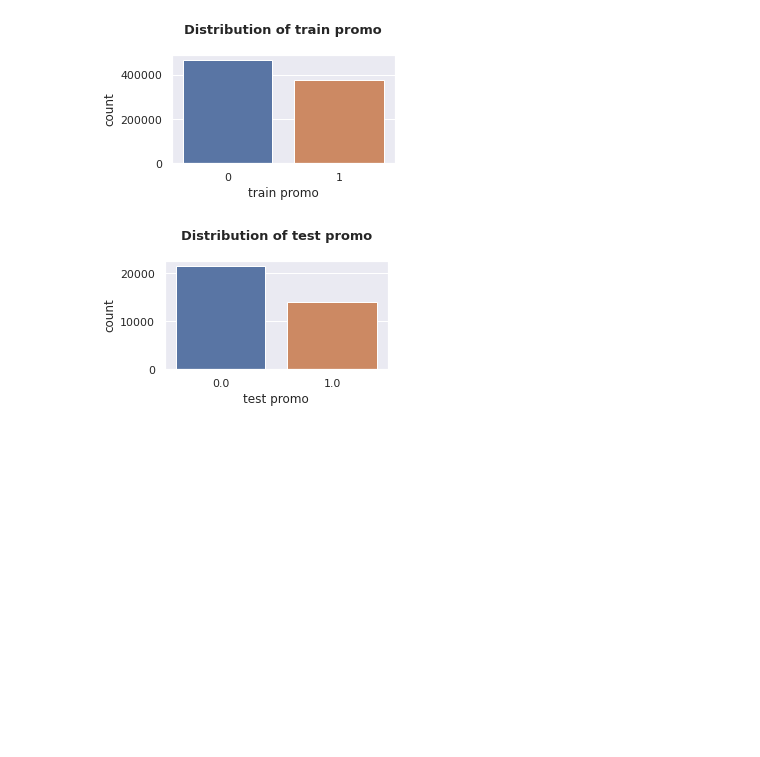
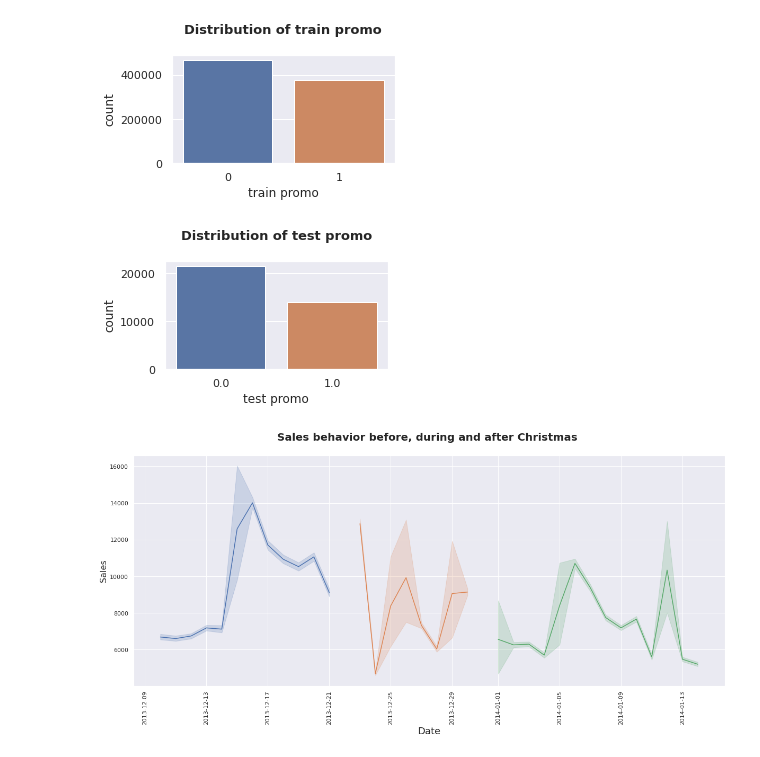
Before and after one commit to Bethelsis/Pharmaceutical-Sales-prediction, a Jupyter notebook: Notebooks/sales_predict_prophet.ipynb, the cells around one changed output. Drawn from its saved outputs; the diff is of its cells as text; code cells hidden in the pictures; blank space fills up the shorter version.

```diff
--- a/Notebooks/sales_predict_prophet.ipynb
+++ b/Notebooks/sales_predict_prophet.ipynb
@@ -309,3 +332,21 @@ plot_counts(promo, 'train promo')
 plot_counts(promo, 'test promo')
 # %% [output]
 [figure]
+# %%
+#sales behavior before, during and after holidays
+pre_holiday = train_data[(train_data["Date"]> '2013-12-09') & (train_data["Date"]< '2013-12-22')  ]
+
+during_holiday=train_data[(train_data["Date"]> '2013-12-22') & (train_data["Date"]< '2013-12-31')  ]
+
+post_holiday = train_data[(train_data["Date"]> '2013-12-31') & (train_data["Date"]< '2014-01-15')  ]
+# %%
+sns.lineplot(x = pre_holiday["Date"] , y = pre_holiday["Sales"] )
+sns.lineplot(x = during_holiday["Date"] , y = during_holiday["Sales"] )
+sns.lineplot(x = post_holiday["Date"] , y = post_holiday["Sales"] )
+plt.xticks(rotation=90)
+plt.xlabel('Date', fontsize=18)
+plt.ylabel('Sales', fontsize=16)
+plt.title(f'Sales behavior before, during and after Christmas \n', size=20, fontweight='bold')
+plt.show()
+# %% [output]
+[figure, added]
```
Also changed, not shown: parts of 9 cells of this notebook.
